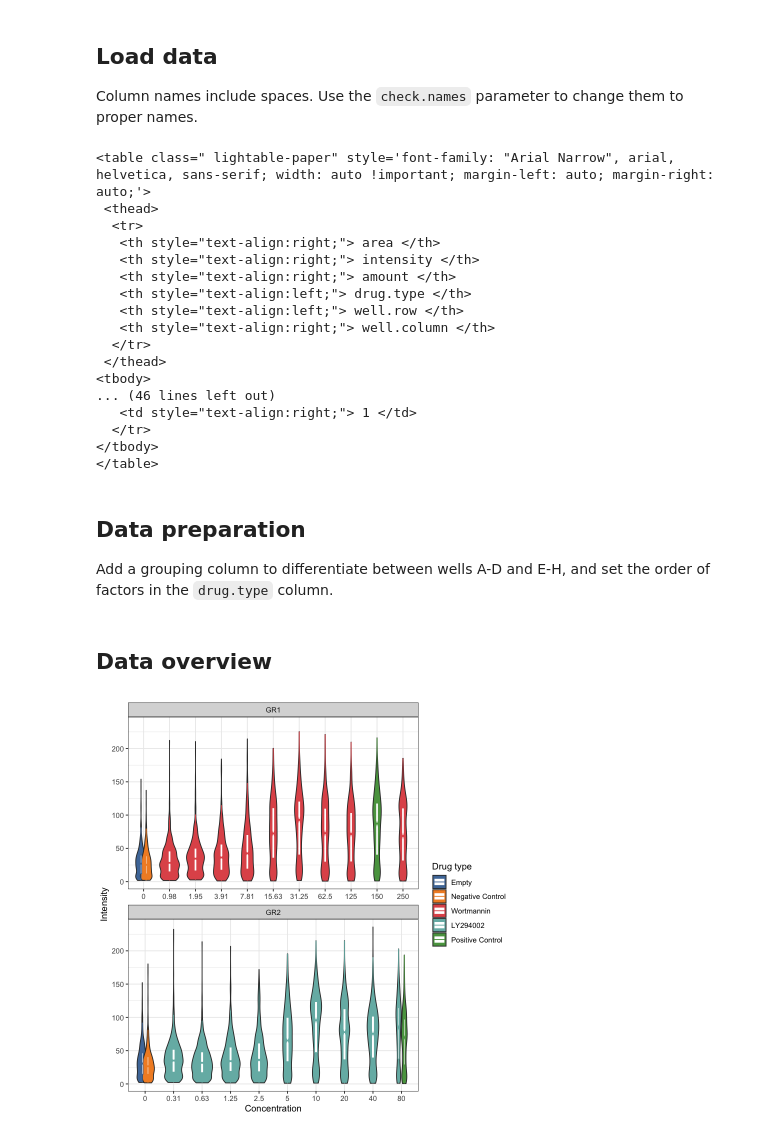
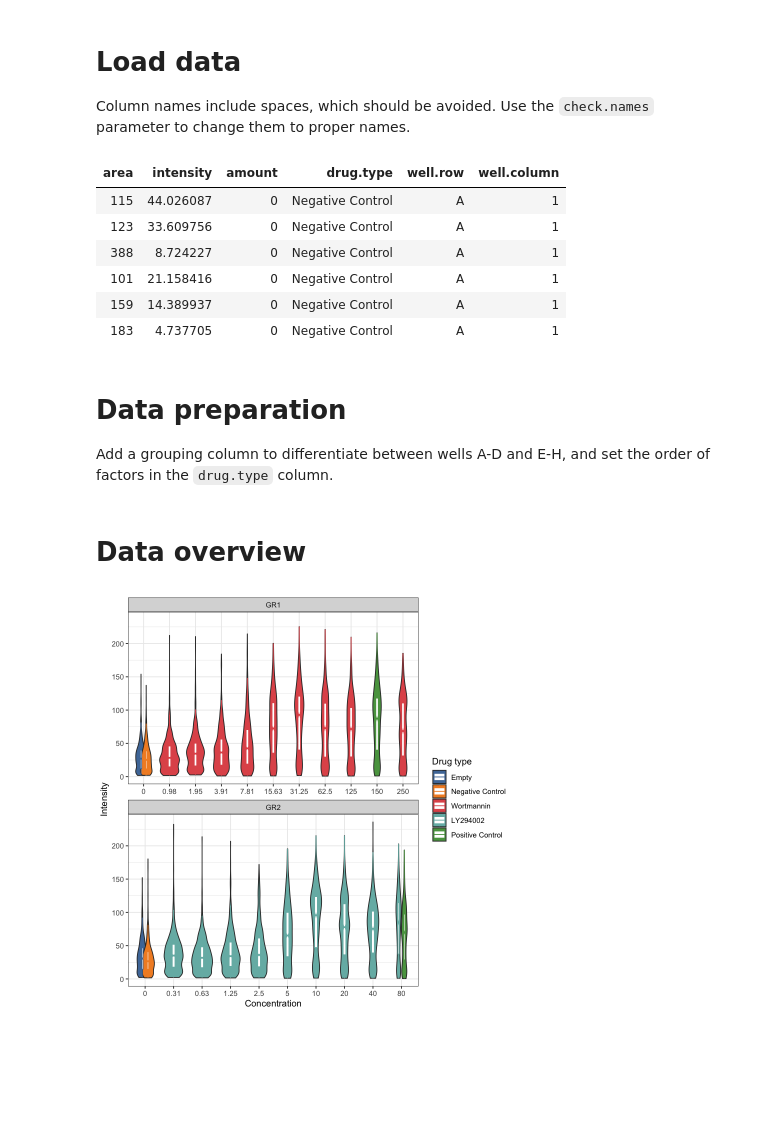
Before and after one commit to guiwitz/ImagingStats, a Jupyter notebook: R_analysis.ipynb, the cells around one changed output. Drawn from its saved outputs; the diff is of its cells as text; code cells hidden in the pictures; blank space fills up the shorter version.

Commit message:
updated R notebook, fixed html display

```diff
--- a/R_analysis.ipynb
+++ b/R_analysis.ipynb
@@ -31,34 +34,26 @@ library(ggthemes)
 # %% [markdown]
-## Load data
+# Load data
 
-Column names include spaces. Use the `check.names` parameter to change them to proper names.
+Column names include spaces, which should be avoided. Use the `check.names` parameter to change them to proper names.
 # %%
-dt = data.table::fread("BBBC013_analyzed_full.csv", check.names = T)
+dat = data.table::fread("BBBC013_analyzed_full.csv", check.names = T)
 
-dt %>%
+dat %>%
   head %>%
-  kbl() %>%
-  kable_paper(full_width = F)
+  kableExtra::kbl() %>%
+  kableExtra::kable_paper(full_width = F) %>%
+  as.character() %>%
+  IRdisplay::display_html()
 # %% [output]
-<table class=" lightable-paper" style='font-family: "Arial Narrow", arial, helvetica, sans-serif; width: auto !important; margin-left: auto; margin-right: auto;'>
- <thead>
-  <tr>
-   <th style="text-align:right;"> area </th>
-   <th style="text-align:right;"> intensity </th>
-   <th style="text-align:right;"> amount </th>
-   <th style="text-align:left;"> drug.type </th>
-   <th style="text-align:left;"> well.row </th>
-   <th style="text-align:right;"> well.column </th>
-  </tr>
- </thead>
-<tbody>
-... (46 lines left out)
-   <td style="text-align:right;"> 1 </td>
-  </tr>
-</tbody>
-</table>
+| area | intensity | amount | drug.type | well.row | well.column |
+| 115 | 44.026087 | 0 | Negative Control | A | 1 |
+| 123 | 33.609756 | 0 | Negative Control | A | 1 |
+| 388 | 8.724227 | 0 | Negative Control | A | 1 |
+| 101 | 21.158416 | 0 | Negative Control | A | 1 |
+| 159 | 14.389937 | 0 | Negative Control | A | 1 |
+| 183 | 4.737705 | 0 | Negative Control | A | 1 |
 # %% [markdown]
-## Data preparation
+# Data preparation
 
 Add a grouping column to differentiate between wells A-D and E-H, and set the order of factors in the `drug.type` column.
 # %%
@@ -79,3 +74,3 @@ dt[,
 # %% [markdown]
-## Data overview
+# Data overview
 # %%
```
Also changed, not shown: parts of 31 cells of this notebook.
